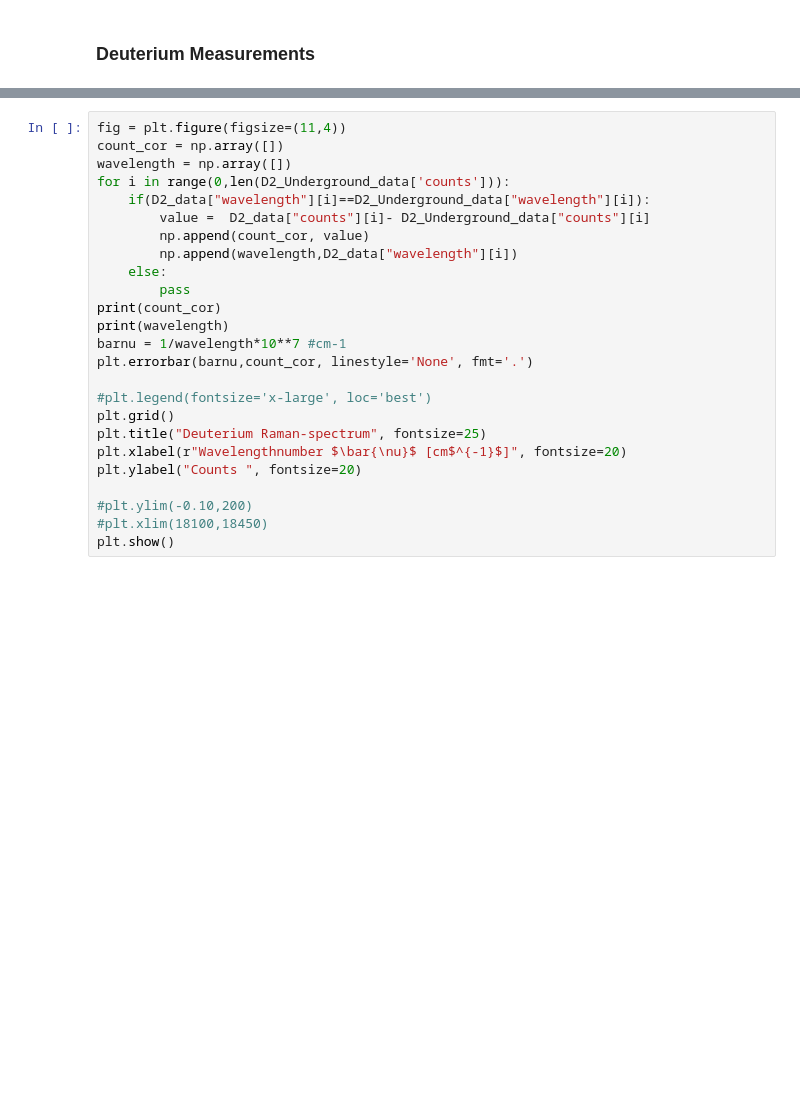
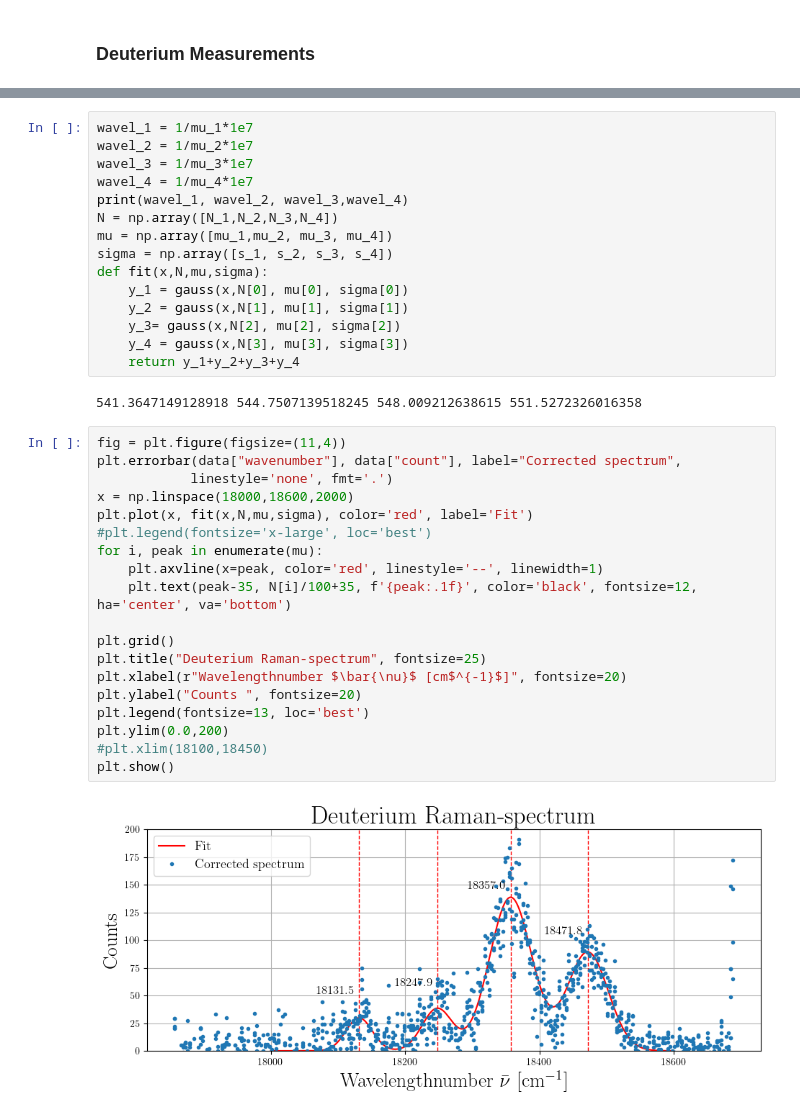
Before and after one commit to ParisHuth/FP, a Jupyter notebook: F43/protocoll.ipynb, the cells around one changed output, grey strips where cells are left out. Drawn from its saved outputs; the diff is of its cells as text; blank space fills up the shorter version.

```diff
--- a/F43/protocoll.ipynb
+++ b/F43/protocoll.ipynb
@@ -267,25 +475,38 @@ plt.show()
+# %%
+wavel_1 = 1/mu_1*1e7
+wavel_2 = 1/mu_2*1e7
+wavel_3 = 1/mu_3*1e7
+wavel_4 = 1/mu_4*1e7
+print(wavel_1, wavel_2, wavel_3,wavel_4)
+N = np.array([N_1,N_2,N_3,N_4])
+mu = np.array([mu_1,mu_2, mu_3, mu_4])
+sigma = np.array([s_1, s_2, s_3, s_4])
+def fit(x,N,mu,sigma):
+    y_1 = gauss(x,N[0], mu[0], sigma[0])
+    y_2 = gauss(x,N[1], mu[1], sigma[1])
+    y_3= gauss(x,N[2], mu[2], sigma[2])
+    y_4 = gauss(x,N[3], mu[3], sigma[3])
+    return y_1+y_2+y_3+y_4
+# %% [output]
+541.3647149128918 544.7507139518245 548.009212638615 551.5272326016358
 # %%
 fig = plt.figure(figsize=(11,4))
-count_cor = np.array([])
-wavelength = np.array([])
-for i in range(0,len(D2_Underground_data['counts'])):
-    if(D2_data["wavelength"][i]==D2_Underground_data["wavelength"][i]):
-        value =  D2_data["counts"][i]- D2_Underground_data["counts"][i]
-        np.append(count_cor, value)
-        np.append(wavelength,D2_data["wavelength"][i])
-    else:
-        pass
-print(count_cor)
-print(wavelength)
-barnu = 1/wavelength*10**7 #cm-1
-plt.errorbar(barnu,count_cor, linestyle='None', fmt='.')
+plt.errorbar(data["wavenumber"], data["count"], label="Corrected spectrum",
+            linestyle='none', fmt='.')
+x = np.linspace(18000,18600,2000)
+plt.plot(x, fit(x,N,mu,sigma), color='red', label='Fit')
+#plt.legend(fontsize='x-large', loc='best')
+for i, peak in enumerate(mu):
+    plt.axvline(x=peak, color='red', linestyle='--', linewidth=1)
+    plt.text(peak-35, N[i]/100+35, f'{peak:.1f}', color='black', fontsize=12, ha='center', va='bottom')
 
-#plt.legend(fontsize='x-large', loc='best')
 plt.grid()
 plt.title("Deuterium Raman-spectrum", fontsize=25)
 plt.xlabel(r"Wavelengthnumber $\bar{\nu}$ [cm$^{-1}$]", fontsize=20)
 plt.ylabel("Counts ", fontsize=20)
-
-#plt.ylim(-0.10,200)
+plt.legend(fontsize=13, loc='best')
+plt.ylim(0.0,200)
 #plt.xlim(18100,18450)
 plt.show()
+# %% [output]
+[figure, added]
```
Also changed, not shown: parts of 19 cells of this notebook.
